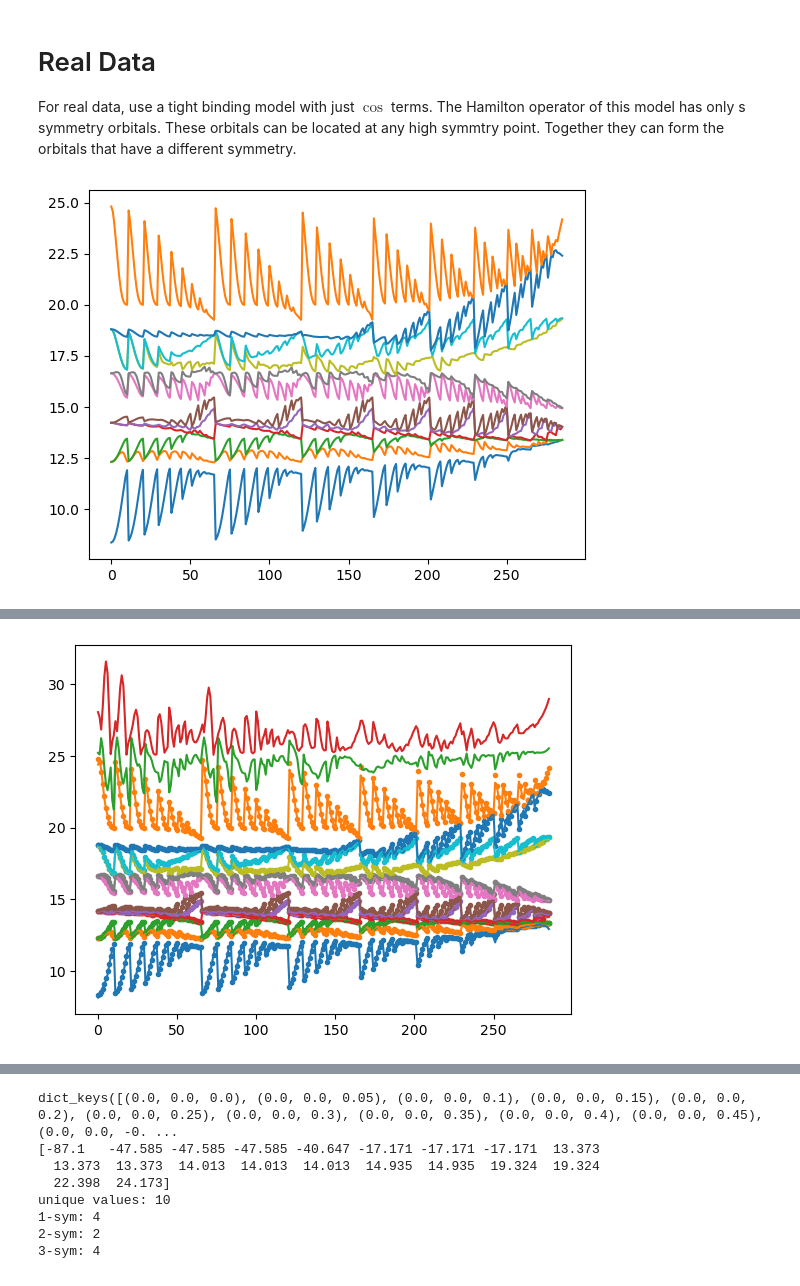
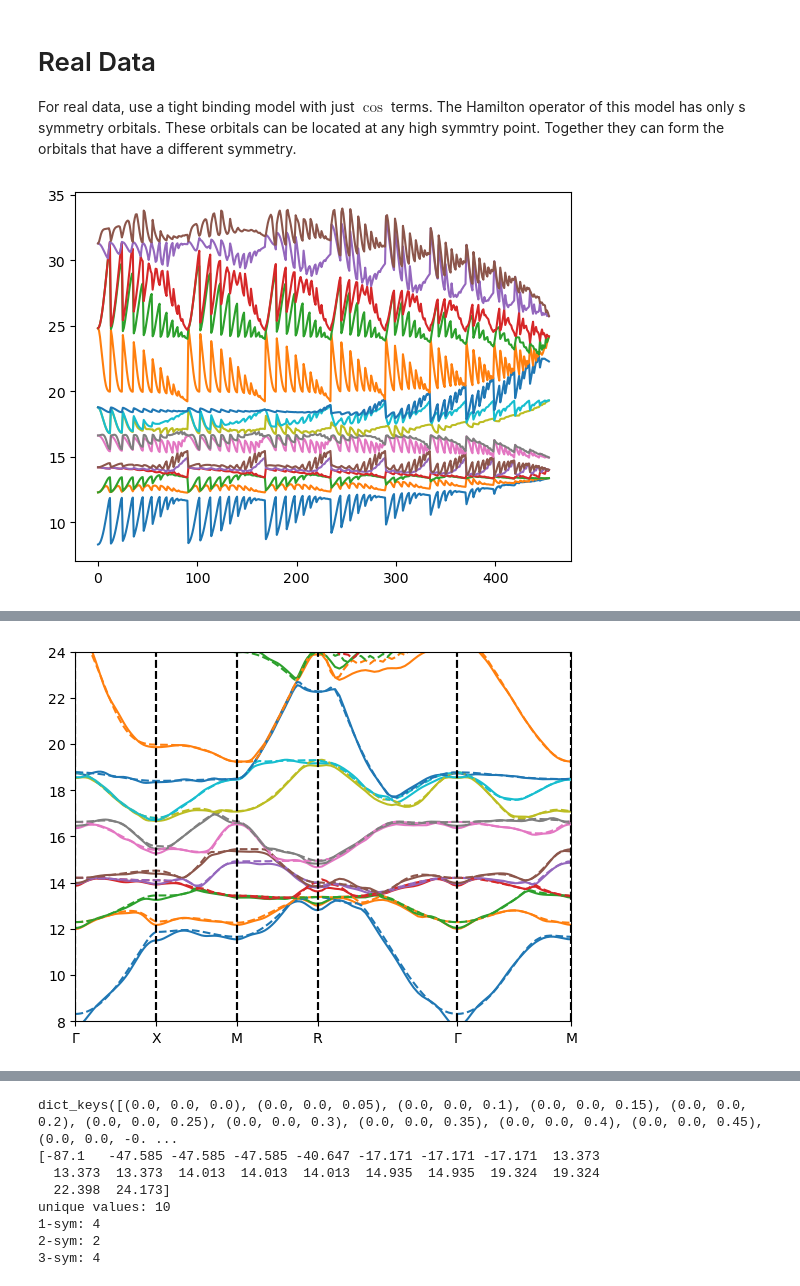
Before and after one commit to redweasel/tight-binding, a Jupyter notebook: notebooks/Bandstructure.ipynb, the cells around one changed output, grey strips where cells are left out. Cells and saved outputs as stored; diff of their text form; code cells hidden in the pictures.

```diff
--- a/notebooks/Bandstructure.ipynb
+++ b/notebooks/Bandstructure.ipynb
@@ -199,37 +199,46 @@ For real data, use a tight binding model with just $\cos$ terms. The Hamilton op
 # %%
 # read the data from Bandx.dat from Quantum Espresso
 import qespresso_interface as qe
-material = qe.QECrystal("nitinol_0K", [], [], [], 0)
+material = qe.QECrystal("nitinol_2_993", [], [], [], 0)
 k_smpl, ref_weights, ref_bands, symmetries, fermi_energy = material.read_bands()
 all_ref_bands = ref_bands
 ref_bands = ref_bands[:,8:]
 plot_bands_generic(k_smpl, ref_bands, '-')
 # %% [output]
-[figure, old version]
+[figure, new version]
 # %%
 # read the data from Bandx.dat from Quantum Espresso
 import qespresso_interface as qe
-material = qe.QECrystal("nitinol_0K", [], [], [], 0)
+material = qe.QECrystal("nitinol_2_993", [], [], [], 0)
 k_smpl, ref_weights, ref_bands, symmetries, fermi_energy = material.read_bands()
 all_ref_bands = ref_bands
 ref_bands = ref_bands[:,8:]
 
 # now start my algorithm to find good matrices
-additional_bands = 2
+additional_bands = 0
 band_offset = 0 # = additional bands below reference
 
 weights = np.ones(len(ref_bands[0]))
 weights[0] = 0.5
-weights[6] = 10
-weights[7] = 10
+weights[6] = 1
+weights[7] = 1
 weights[-1] = 0.5
 
-neighbors = ((0, 0, 0), (1, 0, 0), (1, 1, 0), (1, 1, 1), (2, 0, 0), (2, 1, 0), (2, 1, 1), (2, 2, 1), (2, 2, 2), (3, 0, 0)) # works well
+neighbors = ((0, 0, 0), (1, 0, 0), (1, 1, 0), (1, 1, 1), (2, 0, 0), (2, 1, 0), (2, 1, 1), (2, 2, 1), (3, 0, 0), (3, 1, 0), (2, 2, 2)) # works well
 tb_nitinol = BandStructureModel.init_tight_binding_from_ref(Symmetry.cubic(True), neighbors, k_smpl, ref_bands, band_offset, additional_bands, cos_reduced=True)
 #tb_nitinol = BandStructureModel.load("ni.repr") # careful this overrides the configuration
-tb_nitinol.optimize(k_smpl, ref_weights, ref_bands, weights, band_offset, 1000, 1, train_k0=True, learning_rate=0.5, regularization=1.0)
+tb_nitinol.optimize(k_smpl, ref_weights, ref_bands, weights, band_offset, 100, 1, train_k0=True, learning_rate=0.5, max_accel_global=2.0, regularization=0.999)
+tb_nitinol.optimize(k_smpl, ref_weights, ref_bands, weights, band_offset, 1000, 1, train_k0=True, learning_rate=0.5, max_accel_global=8.0, regularization=1.0)
 
-plot_bands_generic(k_smpl, ref_bands, '.')
-tb_nitinol.plot_bands(k_smpl)
+#plot_bands_generic(k_smpl, ref_bands, '.')
+#tb_nitinol.plot_bands(k_smpl)
+
+import kpaths
+path = kpaths.KPath('G').to('X').to('M').to('R').to('G').to('M')
+interpolator = kpaths.interpolate(k_smpl, ref_bands, Symmetry.cubic(True), method='cubic')
+path.plot(tb_nitinol, '-')
+path.plot(interpolator, '--')
+plt.ylim(8, 24)
+plt.show()
 # %% [output]
 preparing pseudoinverse
@@ -238 +261 @@ final loss: 1.87e-01 (max band-error [0.447 0.198 0.152 0.231 0.212 0.17  0.163
-[figure, old version]
+[figure, new version]
```
Also changed, not shown: parts of 2 cells of this notebook, 15 other files.
